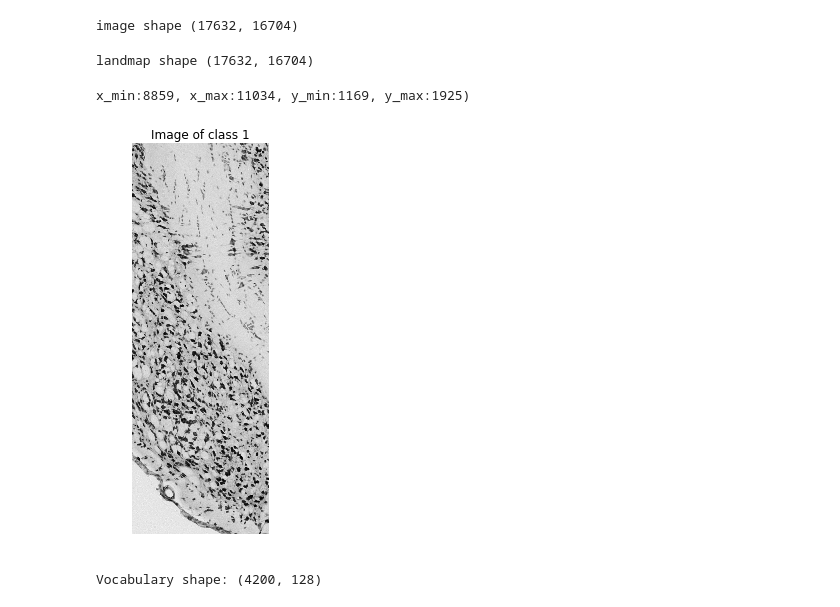
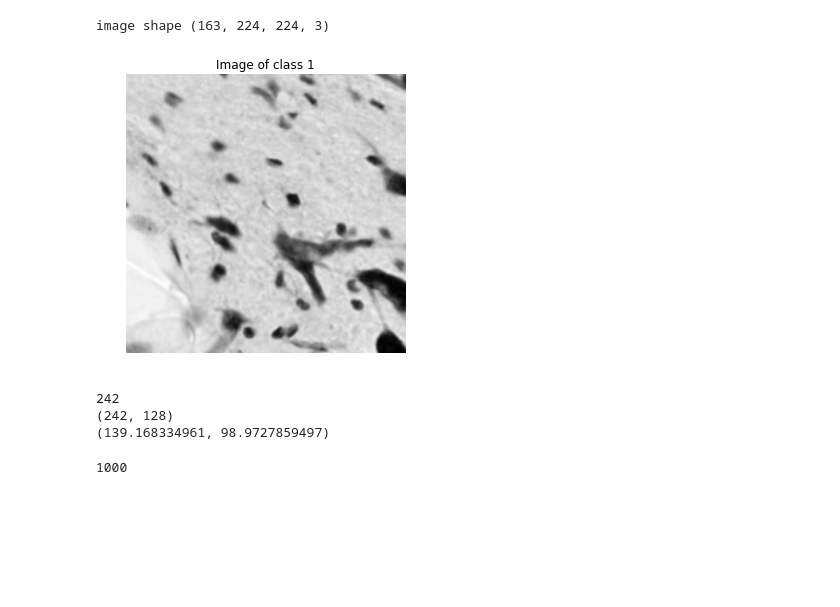
Before and after one commit to rogers140/notebook, a Jupyter notebook: SPM_Test.ipynb, the cells around one changed output. Drawn from its saved outputs; the diff is of its cells as text; code cells hidden in the pictures; blank space fills up the shorter version.

```diff
--- a/SPM_Test.ipynb
+++ b/SPM_Test.ipynb
@@ -24,31 +24,19 @@ from skimage import data, color, exposure
 from sklearn.cluster import KMeans
 # %%
 # Load image
-img = imread('/oasis/projects/nsf/csd395/yuncong/CSHL_data_processed/MD589_lossless_aligned_cropped_grayscale/MD589_0134_lossless_aligned_cropped_grayscale.tif');
+patches = np.load('/oasis/projects/nsf/csd395/yuncong/CSHL_data_patches/patches/patches_12N_106.npy');
+print "image shape %s" %(patches.shape,);
+# %% [output]
+image shape (163, 224, 224, 3)
-# %%
-print "image shape %s" %(img.shape,);
-# %% [output]
-image shape (17632, 16704)
-# %%
-landmap = np.load("/oasis/projects/nsf/csd395/yuncong/CSHL_data_patches/dense_labelmap2/labelmap_134.npy");
-print "landmap shape %s" %(landmap.shape,); # image should be trimmed to fit landmap
-# %% [output]
-landmap shape (17632, 16704)
-# %%
-# slice the part that belong to class 1
-indices = np.where(landmap == 1);
-x_min = indices[0][0];
-x_max = indices[0][-1];
-y_min = indices[1][0];
-y_max = indices[1][-1];
-print "x_min:{0}, x_max:{1}, y_min:{2}, y_max:{3})".format(x_min, x_max, y_min, y_max);
-im = img[x_min:x_max, y_min:y_max];
-# %% [output]
-x_min:8859, x_max:11034, y_min:1169, y_max:1925)
+# %%
+image = patches[0];
+image = cv2.cvtColor(image, cv2.COLOR_RGB2GRAY);
+x_size = image.shape[0];
+y_size = image.shape[1];
 # %%
-plt.figure(figsize=((x_max-x_min)/100,(y_max-y_min)/100));
-plt.imshow(im, cmap=plt.cm.gray);
+plt.figure(figsize=(5, 5));
+plt.imshow(image, cmap=plt.cm.gray);
 plt.axis('off');
 plt.title('Image of class 1');
 # %% [output]
-[figure, old version]
+[figure, new version]
@@ -87,4 +42,0 @@ vocabulary = computeWholeVocabulary(im, L, M);
-# %%
-print "Vocabulary shape: %s" %(vocabulary.shape,);
-# %% [output]
-Vocabulary shape: (4200, 128)
@@ -90,0 +46,8 @@ Vocabulary shape: (4200, 128)
+# %%
+print len(key_point);
+print "%s" %(descriptor.shape,);
+print "({}, {})".format(key_point[0].pt[0], key_point[0].pt[1]);
+# %% [output]
+242
+(242, 128)
+(139.168334961, 98.9727859497)
@@ -90,0 +69,18 @@ Vocabulary shape: (4200, 128)
+# %%
+# Level 1
+for i in range(0, 4):
+    grid_x = 1.0* x_size / 4;
+    grid_y = 1.0 * y_size / 4;
+    x_min = i * grid_x;
+    x_max = x_min + grid_x;
+    y_min = i * grid_y;
+    y_max = y_min + grid_y;
+    histogram_tmp = np.zeros(M);
+    for j in range(0, len(key_point)):
+        if (x_min <= key_point[j].pt[0] <= x_max and
+            y_min <= key_point[j].pt[1] <= y_max):
+            histogram_tmp[cluster_labels[j]] += 1;
+    histogram = np.hstack((histogram, histogram_tmp));
+print histogram.shape[0];
+# %% [output]
+1000
```
Also changed, not shown: parts of 7 cells of this notebook.
